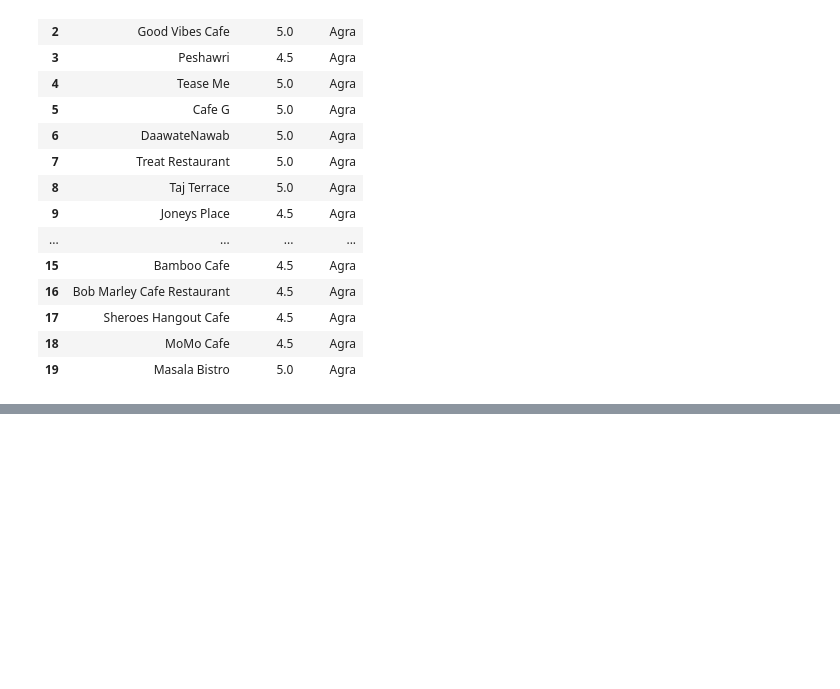
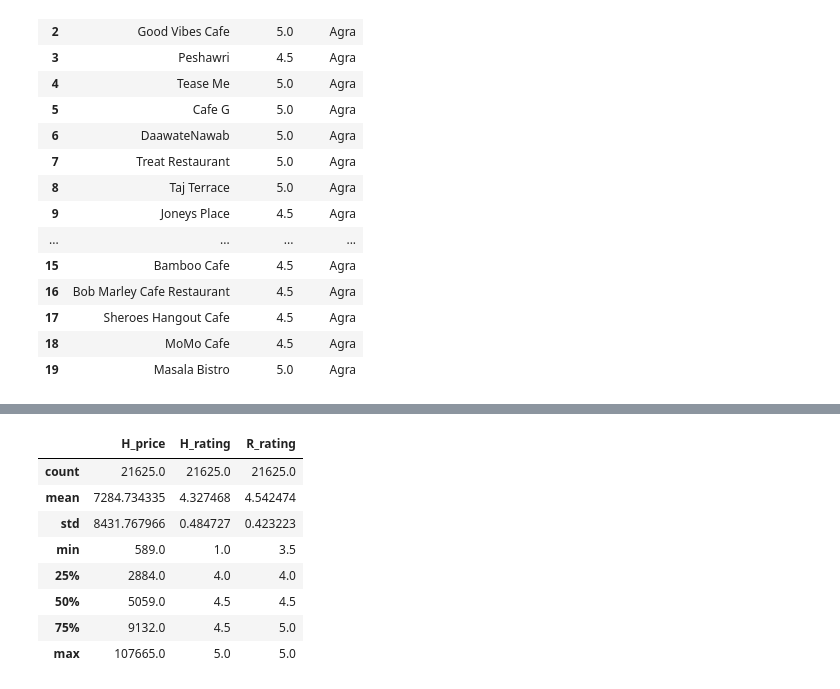
Before and after one commit to piyush-mk/LesGo, a Jupyter notebook: data/pre.ipynb, the cells around one changed output, grey strips where cells are left out. Saved outputs shown, nothing was run; the diff lists cells and outputs as text; code cells hidden in the pictures; blank space fills up the shorter version.

```diff
--- a/data/pre.ipynb
+++ b/data/pre.ipynb
@@ -289,0 +284,12 @@ npd[npd['H_price'].isna()]
+# %%
+npd.describe()
+# %% [output]
+|  | H_price | H_rating | R_rating |
+| count | 21625.0 | 21625.0 | 21625.0 |
+| mean | 7284.734335 | 4.327468 | 4.542474 |
+| std | 8431.767966 | 0.484727 | 0.423223 |
+| min | 589.0 | 1.0 | 3.5 |
+| 25% | 2884.0 | 4.0 | 4.0 |
+| 50% | 5059.0 | 4.5 | 4.5 |
+| 75% | 9132.0 | 4.5 | 5.0 |
+| max | 107665.0 | 5.0 | 5.0 |
```
Also changed, not shown: parts of 3 cells of this notebook, 2 other files.
